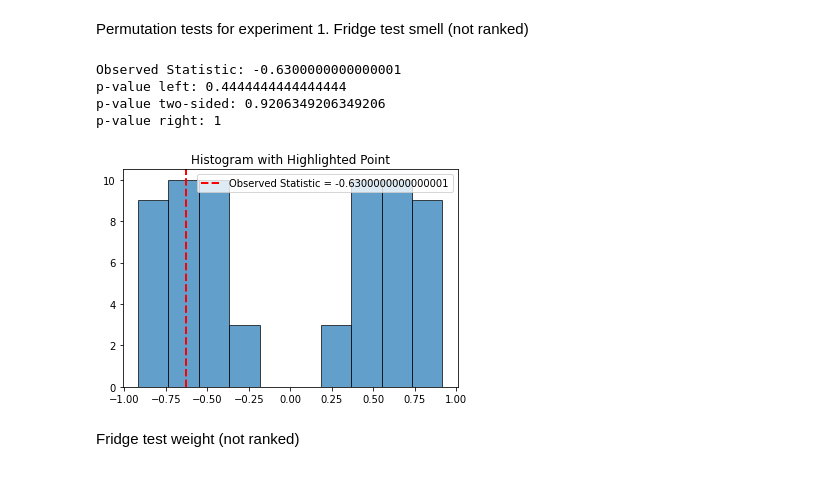
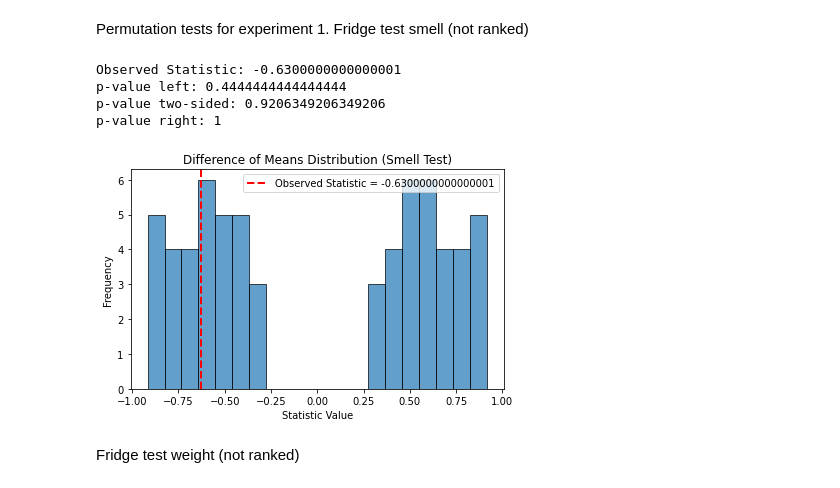
Before and after one commit to eschubert1/stat604project3, a Jupyter notebook: permutation_notebook.ipynb, the cells around one changed output. Saved outputs shown, nothing was run; the diff lists cells and outputs as text; code cells hidden in the pictures.

```diff
--- a/permutation_notebook.ipynb
+++ b/permutation_notebook.ipynb
@@ -10,35 +13,39 @@ Fridge test smell (not ranked)
 # %%
 A = {"T1", "T3"}
 B = {"T2", "T4"}
 treatment = {"T1", "T2"}
 
 
 metric = "Average Score"
 agg_fn = "mean"
 
 perm_data, p_left, p_two, p_right, obs_stat = perm_test(exp1_data, A, B, treatment, metric, agg_fn)
 
 print(f"Observed Statistic: {obs_stat}")
 print(f"p-value left: {p_left}")
 print(f"p-value two-sided: {p_two}")
 print(f"p-value right: {p_right}")
 
 
-plt.hist(perm_data['diff'], bins=10, edgecolor='black', alpha=0.7)
+plt.hist(perm_data['diff'], bins=20, edgecolor='black', alpha=0.7)
 plt.axvline(obs_stat, color='red', linestyle='--', linewidth=2, label=f'Observed Statistic = {obs_stat}')
 
-# plt.xlabel('Value')
-# plt.ylabel('Frequency')
-plt.title('Histogram with Highlighted Point')
+plt.xlabel('Statistic Value')
+plt.ylabel('Frequency')
+plt.title('Difference of Means Distribution (Smell Test)')
 plt.legend()
 
+
+# save figure
+plt.tight_layout()
+plt.savefig("figures/diff_of_means_hist_fridge.png", dpi=300)  # choose path and name
 plt.show()
 # %% [output]
 Observed Statistic: -0.6300000000000001
 p-value left: 0.4444444444444444
 p-value two-sided: 0.9206349206349206
 p-value right: 1
-[figure, old version]
+[figure, new version]
 # %% [markdown]
 Fridge test weight (not ranked)
 # %%
```
Also changed, not shown: parts of 16 cells of this notebook, 4 other files.
